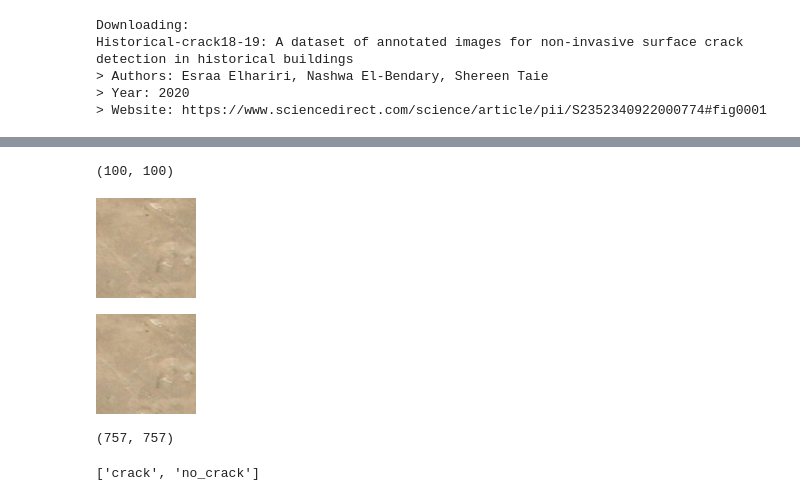
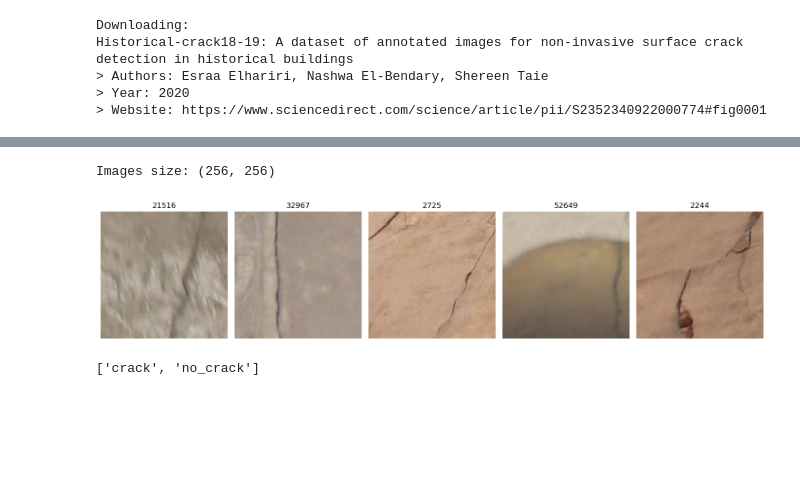
Before and after one commit to santiago2588/deep_learning_training, a Jupyter notebook: SE04_CA_Convolutional_Neural_Networks.ipynb, the cells around one changed output, grey strips where cells are left out. Saved outputs shown, nothing was run; the diff lists cells and outputs as text; code cells hidden in the pictures; blank space fills up the shorter version.

```diff
--- a/SE04_CA_Convolutional_Neural_Networks.ipynb
+++ b/SE04_CA_Convolutional_Neural_Networks.ipynb
@@ -399,10 +555,0 @@ Let’s take the pixels in an image as an example. We will analyse each pixel by
-# %%
-img_ctr_x = img.size[0] // 2
-img_ctr_y = img.size[1] // 2
-
-cropped = img.crop((img_ctr_x - 50, img_ctr_y - 50, img_ctr_x + 50, img_ctr_y + 50))
-print(cropped.size)
-cropped
-# %% [output]
-(100, 100)
-[figure, removed]
@@ -417,23 +556 @@ ts = transforms.Compose([
-# %%
-img_tensor = ts(img)
-img_tensor.shape
-
-# display the tensor as an image with PIL
-img_tensor_pil = transforms.ToPILImage()(img_tensor)
-img_tensor_pil
-# %% [output]
-[figure, removed]
-# %%
-img_crack = main_data_path / "crack"
-img_no_crack = main_data_path / "non-crack"
-
-# The no crack images are not balanced with the crack images
-# Let's balance them by taking a random sample of the no crack images
-crack_images = list(img_crack.glob("*.jpg"))
-no_crack_images = list(img_no_crack.glob("*.jpg"))
-no_crack_images = random.sample(no_crack_images, len(crack_images))
-
-len(crack_images), len(no_crack_images)
-# %% [output]
-(757, 757)
 # %%
@@ -450,6 +575,23 @@ for img in crack_images:
 # Copy the no crack images to the balanced folder
 for img in no_crack_images:
     shutil.copy(img, no_crack_folder / img.name)
+# %%
+# Randomly select 5 images
+random_images = random.sample(crack_images, 5)
+
+# Display the images
+fig, axes = plt.subplots(1, 5, figsize=(15, 5))
+for ax, img_path in zip(axes, random_images):
+    img = Image.open(img_path)
+    ax.imshow(img)
+    ax.axis('off')
+    ax.set_title(img_path.stem)
+plt.tight_layout()
+
+print (f"Images size: {img.size}")
+# %% [output]
+Images size: (256, 256)
+[figure, added]
 # %%
 from torch.utils.data import random_split, DataLoader
 from torchvision.datasets import ImageFolder
```
Also changed, not shown: parts of 31 cells of this notebook, 1 other file.
